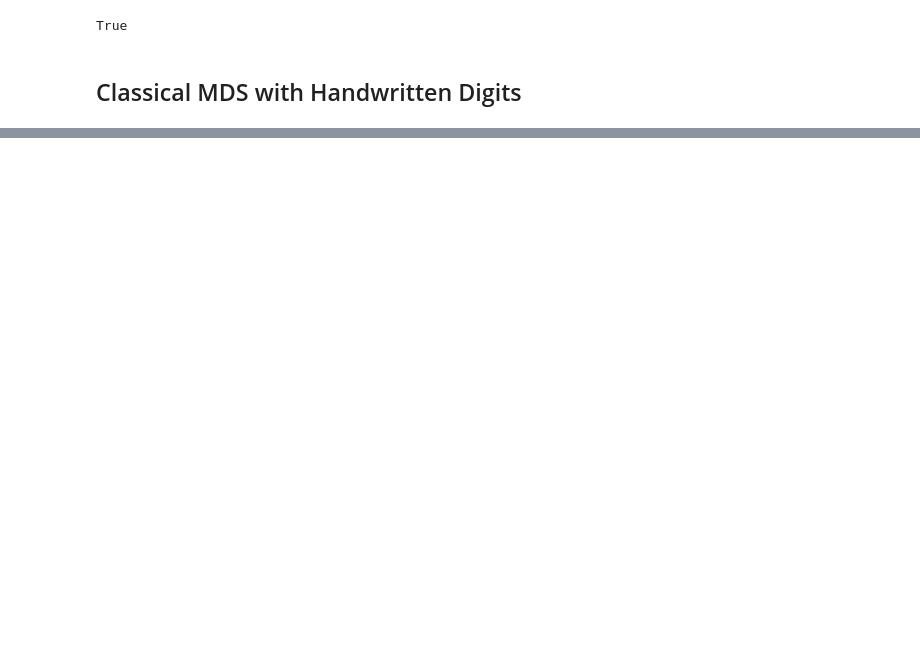
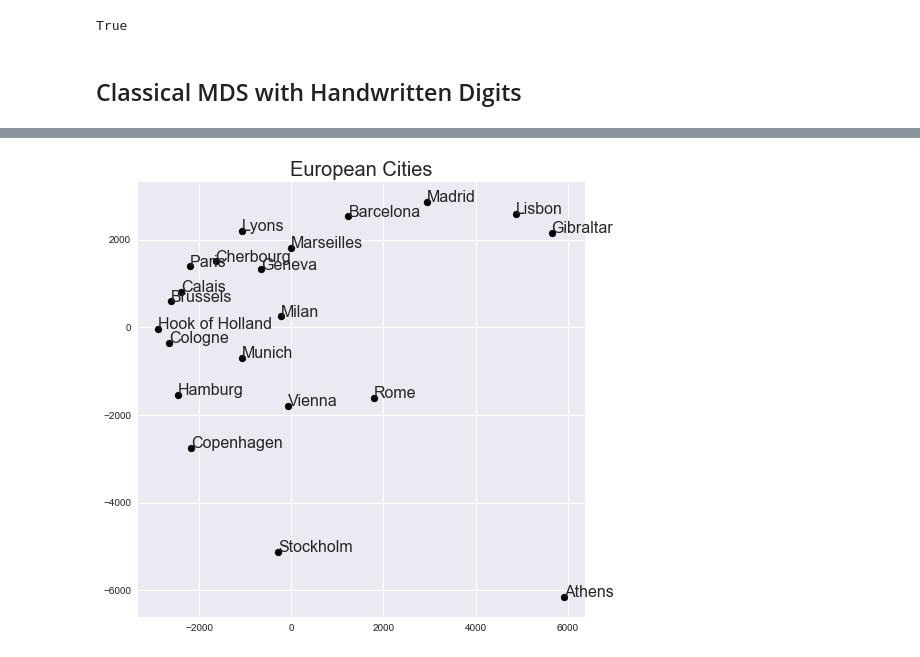
Before and after one commit to GAnagno/Dimensionality-Reduction, a Jupyter notebook: Multidimensional Scaling.ipynb, the cells around one changed output, grey strips where cells are left out. Cells and saved outputs as stored; diff of their text form; code cells hidden in the pictures; blank space fills up the shorter version.

```diff
--- a/Multidimensional Scaling.ipynb
+++ b/Multidimensional Scaling.ipynb
@@ -148,0 +206,5 @@ plt.clim(-0.5, 9.5);
+# %%
+import pandas as pd
+eurodist = pd.read_csv('C:/Users/GAO/Jupyter/data/eurodist.csv')
+eurodist.head()
+labels = list(eurodist.columns[1:])
@@ -148,0 +219,13 @@ plt.clim(-0.5, 9.5);
+# %%
+np.random.seed(0)
+euro_cities = np.array(eurodist.T[1:].T)
+model = MDS(n_components=2)
+X = model.fit_transform(euro_cities)
+# plot results
+_ = plt.figure(figsize=(8,8))
+_ = plt.scatter(X[:, 0], X[:, 1], c='black')
+_ = plt.title('European Cities', size=20)
+for i in range(len(labels)):
+    _ = plt.text(X[i][0]+0.02, X[i][1]+0.02, s=labels[i], size=16)
+# %% [output]
+[figure, added]
```
Also changed, not shown: parts of 11 cells of this notebook.
